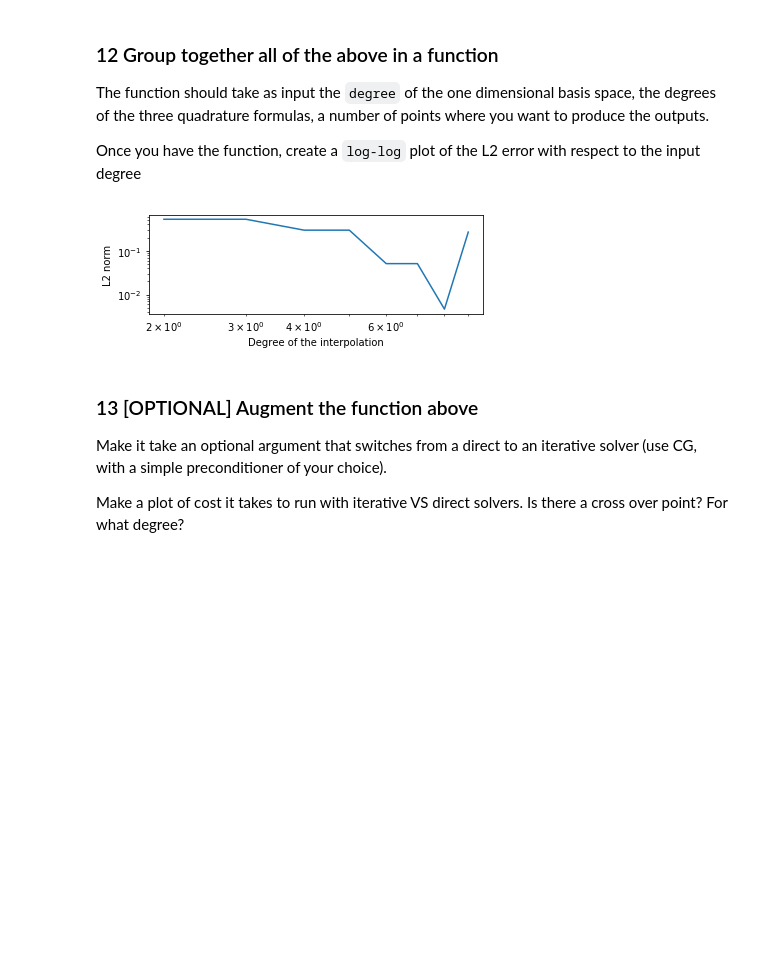
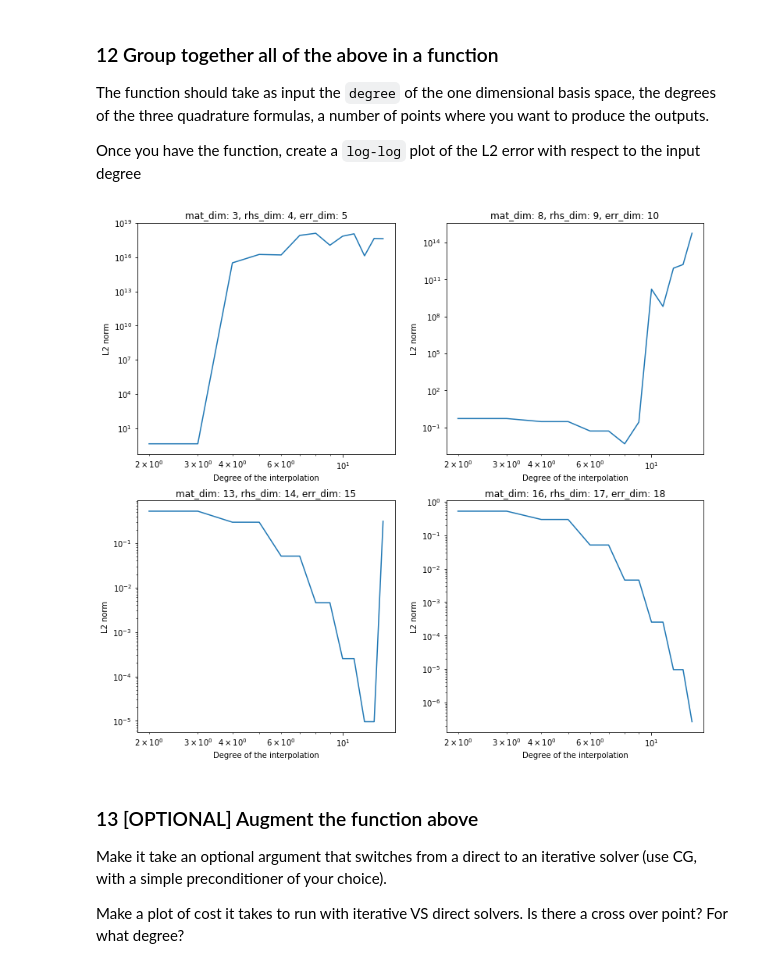
Before and after one commit to ffranchina/P1.4_seed, a Jupyter notebook: FinalProject.ipynb, the cells around one changed output. Drawn from its saved outputs; the diff is of its cells as text; code cells hidden in the pictures; blank space fills up the shorter version.

```diff
--- a/FinalProject.ipynb
+++ b/FinalProject.ipynb
@@ -302,7 +302,7 @@ The function should take as input the `degree` of the one dimensional basis spac
 
 Once you have the function, create a `log-log` plot of the L2 error with respect to the input degree
 # %%
-def definitive_solver(basis_dim, interval, m_dim, rhs_dim, err_dim):
+def definitive_solver(basis_dim, interval, mat_dim, rhs_dim, err_dim):
     order = basis_dim
     int_a, int_b = interval
 
@@ -319,7 +319,7 @@ def definitive_solver(basis_dim, interval, m_dim, rhs_dim, err_dim):
         basis_1d.append(lambda x, i=i:np.product([(x-C[j])/(C[i]-C[j]) for j in range(order) if j != i]))
 
 
-    quadrature_size_matrices = m_dim
+    quadrature_size_matrices = mat_dim
     quadrature_size_rhs      = rhs_dim
     quadrature_size_error    = err_dim
 
@@ -424,23 +424,46 @@ def definitive_solver(basis_dim, interval, m_dim, rhs_dim, err_dim):
 
     norm = np.sqrt( np.einsum('qr, qr', ue, W2e))
     return norm
-# %%
-degrees = range(2, 10)
-norms = [definitive_solver(deg, (0,1), 8, 9, 10) for deg in degrees]
-
-fig = plt.figure()
-ax = fig.add_subplot(2, 1, 1)
-
-_, = ax.loglog(degrees, norms)
-
-ax.set_yscale('log')
-ax.set_xscale('log')
-ax.set_xlabel('Degree of the interpolation')
-ax.set_ylabel('L2 norm')
-
-plt.show()
-# %% [output]
-[figure, removed]
+# %%
+degrees = range(2, 15)
+
+fig, axs = plt.subplots(2, 2, figsize=(13,12))
+
+mat_dim, rhs_dim, err_dim = (3, 4, 5)
+norms = [definitive_solver(deg, (0,1), mat_dim, rhs_dim, err_dim) for deg in degrees]
+
+axs[0][0].loglog(degrees, norms)
+axs[0][0].set_title('mat_dim: {}, rhs_dim: {}, err_dim: {}'.format(mat_dim, rhs_dim, err_dim))
+axs[0][0].set_xlabel('Degree of the interpolation')
+axs[0][0].set_ylabel('L2 norm')
+
+mat_dim, rhs_dim, err_dim = (8, 9, 10)
+norms = [definitive_solver(deg, (0,1), mat_dim, rhs_dim, err_dim) for deg in degrees]
+
+axs[0][1].loglog(degrees, norms)
+axs[0][1].set_title('mat_dim: {}, rhs_dim: {}, err_dim: {}'.format(mat_dim, rhs_dim, err_dim))
+axs[0][1].set_xlabel('Degree of the interpolation')
+axs[0][1].set_ylabel('L2 norm')
+
+mat_dim, rhs_dim, err_dim = (13, 14, 15)
+norms = [definitive_solver(deg, (0,1), mat_dim, rhs_dim, err_dim) for deg in degrees]
+
+axs[1][0].loglog(degrees, norms)
+axs[1][0].set_title('mat_dim: {}, rhs_dim: {}, err_dim: {}'.format(mat_dim, rhs_dim, err_dim))
+axs[1][0].set_xlabel('Degree of the interpolation')
+axs[1][0].set_ylabel('L2 norm')
+
+mat_dim, rhs_dim, err_dim = (16, 17, 18)
+norms = [definitive_solver(deg, (0,1), mat_dim, rhs_dim, err_dim) for deg in degrees]
+
+axs[1][1].loglog(degrees, norms)
+axs[1][1].set_title('mat_dim: {}, rhs_dim: {}, err_dim: {}'.format(mat_dim, rhs_dim, err_dim))
+axs[1][1].set_xlabel('Degree of the interpolation')
+axs[1][1].set_ylabel('L2 norm')
+
+plt.show()
+# %% [output]
+[figure, added]
 # %% [markdown]
 ### 13 [OPTIONAL] Augment the function above
 
```
Also changed, not shown: parts of 6 cells of this notebook.
